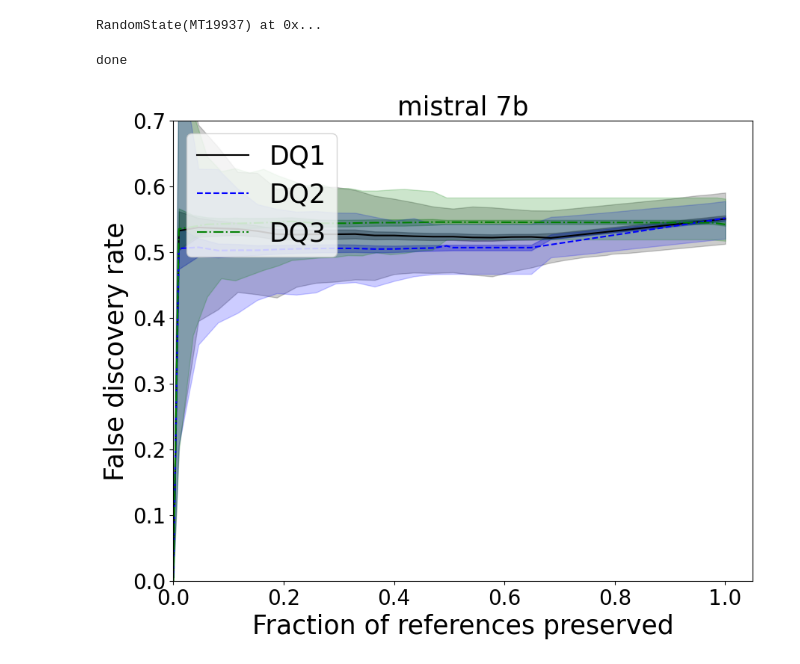
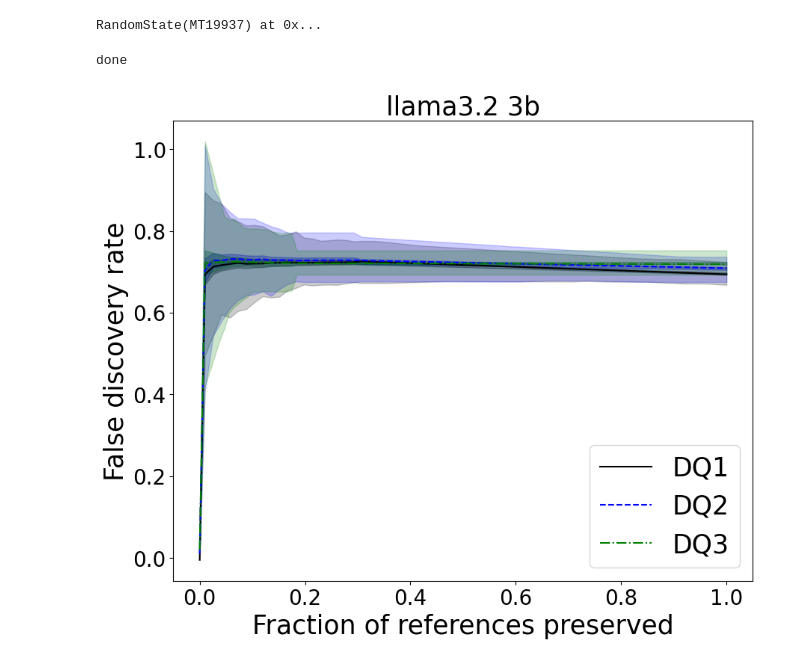
Before and after one commit to asdf6921/hallucinated-references, a Jupyter notebook: code/jeoMetrics.ipynb, the cells around one changed output. Drawn from its saved outputs; the diff is of its cells as text; code cells hidden in the pictures.

```diff
--- a/code/jeoMetrics.ipynb
+++ b/code/jeoMetrics.ipynb
@@ -24,3 +22,8 @@ df =  pd.read_csv("/Users/saket/Documents/481/hallucinated-references/code/jeopa
+# %%
+# df =  pd.read_csv("/Users/saket/Documents/481/hallucinated-references/code/jeopardy/mistral7b_merged_output.csv")
+# df =  pd.read_csv("/Users/saket/Documents/481/hallucinated-references/code/jeopardy/gemma3_4b_merged_output.csv")
+# df =  pd.read_csv("/Users/saket/Documents/481/hallucinated-references/code/jeopardy/llama2_7b_merged_output.csv")
+df =  pd.read_csv("/Users/saket/Documents/481/hallucinated-references/code/jeopardy/llama3.2_3b_merged_output.csv")
 # %%
 df["bing_return"].value_counts()
 # %% [output]
@@ -418,35 +421,35 @@ for i in range(len(fdr_dict_data)):
         x_mean = [0.0] + x_mean
         y_lower = [0.0] + y_lower
         y_upper = [0.0] + y_upper
         y_lower_ci = [0.0] + y_lower_ci
         y_upper_ci = [0.0] + y_upper_ci
     else:
         y_lower[0] = y_upper[0] = y_lower_ci[0] = y_upper_ci[0] = 0.0
 
     # Apply consistent random vertical shift
     shift = get_random_shift()
     y = np.array(y) + shift
     y_lower = np.array(y_lower) + shift
     y_upper = np.array(y_upper) + shift
     y_lower_ci = np.array(y_lower_ci) + shift
     y_upper_ci = np.array(y_upper_ci) + shift
 
     # Plot line and confidence intervals
     ax.plot(x, y, label=key, color=colors[i], linewidth=1.5, linestyle=linestyles[i])
     ax.fill_between(x_mean, y_lower, y_upper, color=colors[i], alpha=0.2, zorder=2)
     ax.fill_between(x_mean, y_lower_ci, y_upper_ci, color=colors[i], alpha=0.3, zorder=1)
 
 # Formatting
-ax.legend(loc='upper left', fontsize=25)
+ax.legend(loc='lower right', fontsize=25)
 ax.set_ylabel('False discovery rate', fontsize=25)
 ax.set_xlabel('Fraction of references preserved', fontsize=25)
 ax.tick_params(axis='x', labelsize=20)
 ax.tick_params(axis='y', labelsize=20)
-ax.set_xlim([0, 1.05])
-ax.set_ylim([0, 0.70])
-ax.set_title("mistral 7b", fontsize=25)
+# ax.set_xlim([0, 1.05])
+# ax.set_ylim([0, 0.70])
+ax.set_title("llama3.2 3b", fontsize=25)
 
 print("done")
 # %% [output]
 done
-[figure, old version]
+[figure, new version]
```
Also changed, not shown: parts of 3 cells of this notebook, 1 other file.
